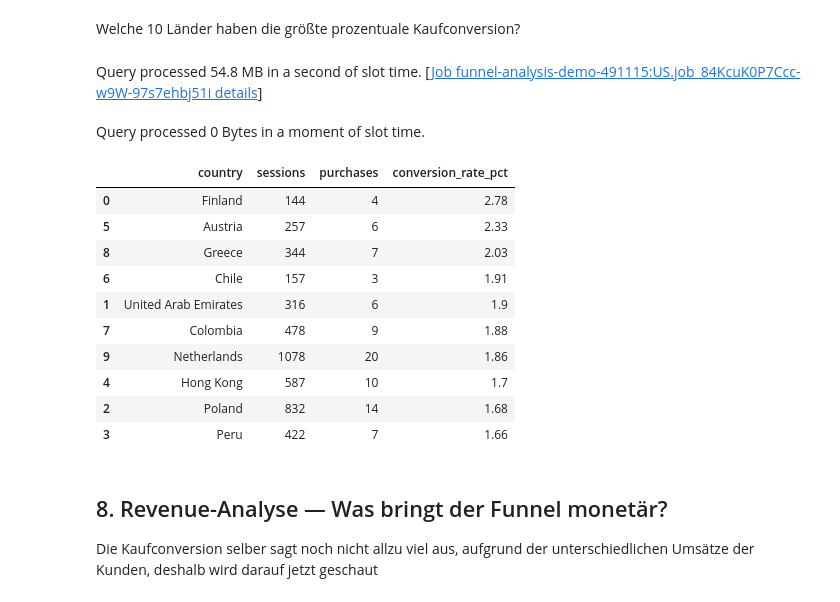
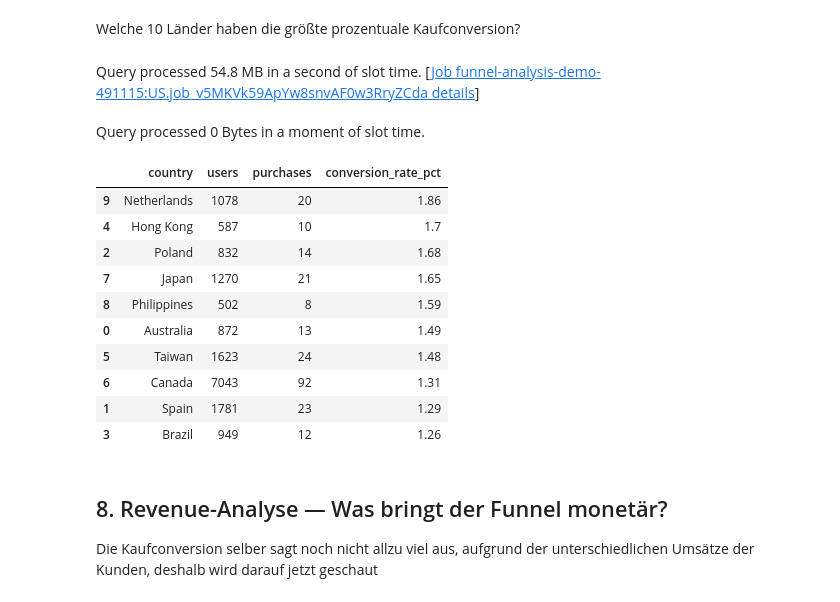
Before and after one commit to Buck-Data/Funnel-Analysis, a Jupyter notebook: notebooks/Big_Query.ipynb, the cells around one changed output. Saved outputs shown, nothing was run; the diff lists cells and outputs as text; code cells hidden in the pictures.

```diff
--- a/notebooks/Big_Query.ipynb
+++ b/notebooks/Big_Query.ipynb
@@ -280,37 +560,37 @@ Welche 10 Länder haben die größte prozentuale Kaufconversion?
 # %%
 df_country = bpd.read_gbq(f"""
 SELECT
   geo.country                                                                    AS country,
-  COUNT(DISTINCT user_pseudo_id)                                                 AS sessions,
+  COUNT(DISTINCT user_pseudo_id)                                                 AS users,
   COUNT(DISTINCT IF(event_name = 'purchase', user_pseudo_id, NULL))              AS purchases,
   ROUND(COUNT(DISTINCT IF(event_name = 'purchase', user_pseudo_id, NULL))
         * 100.0 / NULLIF(COUNT(DISTINCT user_pseudo_id), 0), 2)                 AS conversion_rate_pct
 FROM `bigquery-public-data.ga4_obfuscated_sample_ecommerce.events_*`
 WHERE _TABLE_SUFFIX BETWEEN '{DATE_START}' AND '{DATE_END}'
   AND geo.country IS NOT NULL
   AND geo.country != ''
 GROUP BY geo.country
-HAVING COUNT(DISTINCT user_pseudo_id) >= 100
+HAVING COUNT(DISTINCT user_pseudo_id) >= 500
 ORDER BY conversion_rate_pct DESC
 LIMIT 10
 """)
 
 df_country = df_country.to_pandas().sort_values('conversion_rate_pct', ascending=False)
 df_country
 # %% [output]
-Query processed 54.8 MB in a second of slot time. [Job funnel-analysis-demo-491115:US.job_84KcuK0P7Ccc-w9W-97s7ehbj51i details]
+Query processed 54.8 MB in a second of slot time. [Job funnel-analysis-demo-491115:US.job_v5MKVk59ApYw8snvAF0w3RryZCda details]
 Query processed 0 Bytes in a moment of slot time.
-|  | country | sessions | purchases | conversion_rate_pct |
-| 0 | Finland | 144 | 4 | 2.78 |
-| 5 | Austria | 257 | 6 | 2.33 |
-| 8 | Greece | 344 | 7 | 2.03 |
-| 6 | Chile | 157 | 3 | 1.91 |
-| 1 | United Arab Emirates | 316 | 6 | 1.9 |
-| 7 | Colombia | 478 | 9 | 1.88 |
+|  | country | users | purchases | conversion_rate_pct |
 | 9 | Netherlands | 1078 | 20 | 1.86 |
 | 4 | Hong Kong | 587 | 10 | 1.7 |
 | 2 | Poland | 832 | 14 | 1.68 |
-| 3 | Peru | 422 | 7 | 1.66 |
+| 7 | Japan | 1270 | 21 | 1.65 |
+| 8 | Philippines | 502 | 8 | 1.59 |
+| 0 | Australia | 872 | 13 | 1.49 |
+| 5 | Taiwan | 1623 | 24 | 1.48 |
+| 6 | Canada | 7043 | 92 | 1.31 |
+| 1 | Spain | 1781 | 23 | 1.29 |
+| 3 | Brazil | 949 | 12 | 1.26 |
 # %% [markdown]
 ## 8. Revenue-Analyse — Was bringt der Funnel monetär?
 
```
Also changed, not shown: parts of 24 cells of this notebook.
